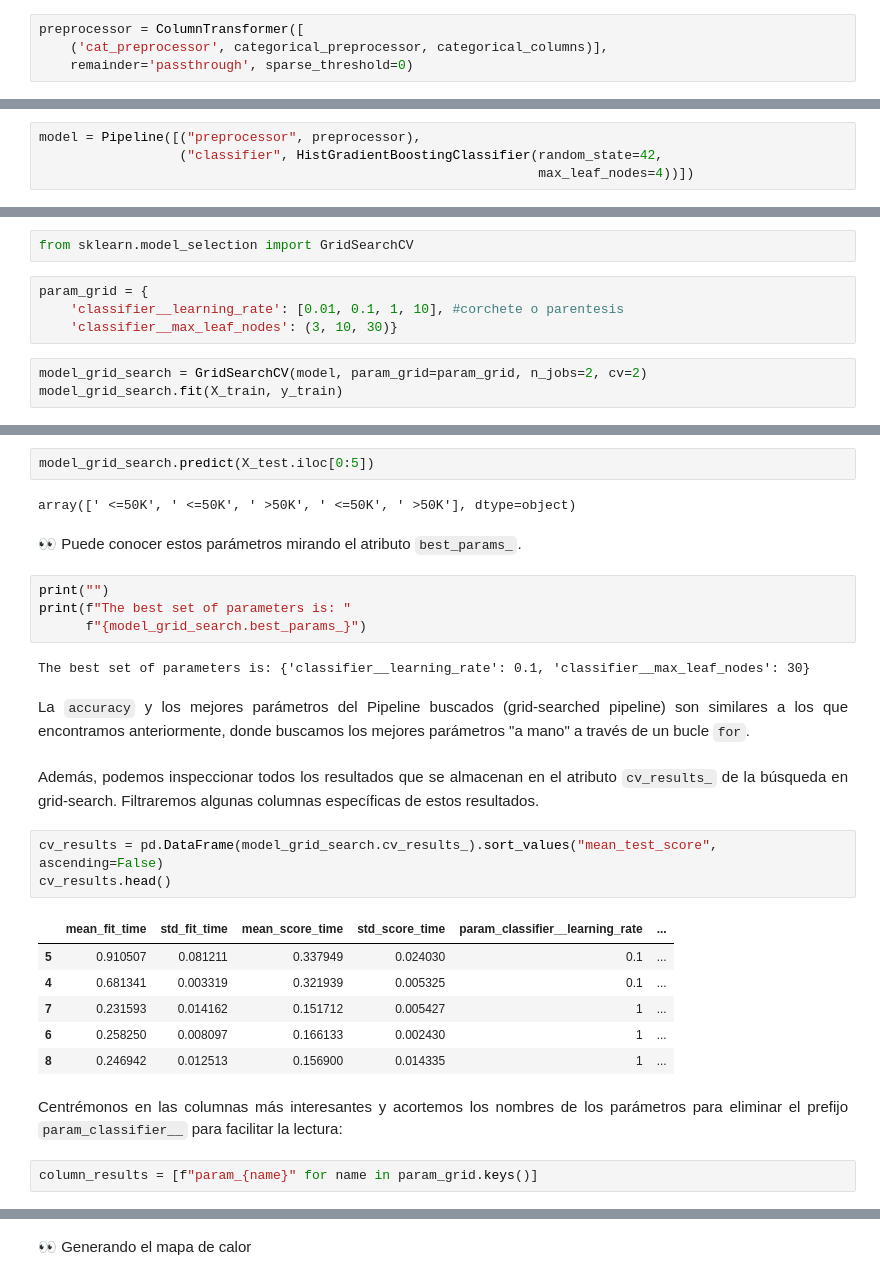
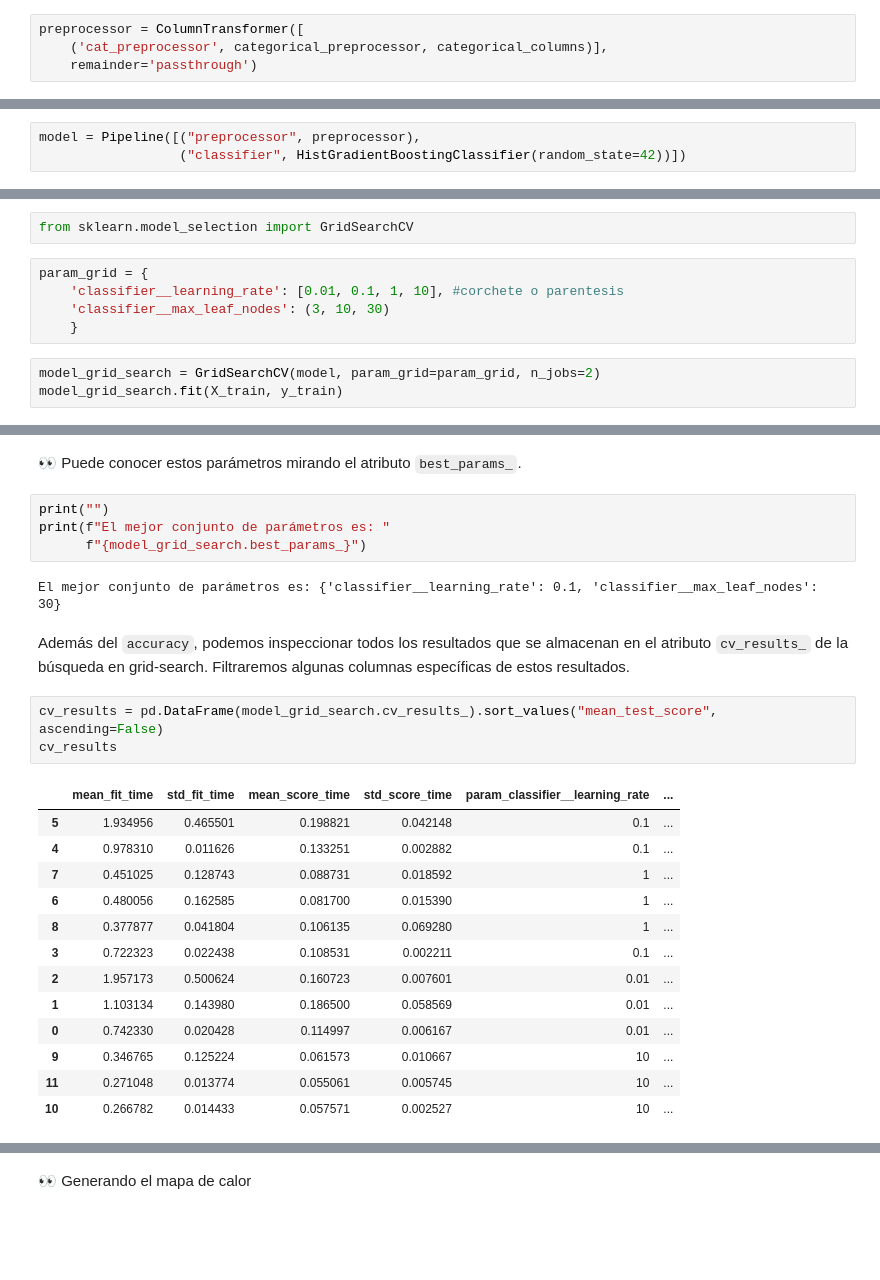
Before and after one commit to cristiandarioortegayubro/BDS, a Jupyter notebook: modulo.04/bds_optimizacion_005_01.ipynb, the cells around one changed output, grey strips where cells are left out. Saved outputs shown, nothing was run; the diff lists cells and outputs as text; blank space fills up the shorter version.

```diff
--- a/modulo.04/bds_optimizacion_005_01.ipynb
+++ b/modulo.04/bds_optimizacion_005_01.ipynb
@@ -135,7 +137,7 @@ from sklearn.compose import ColumnTransformer
 # %%
 preprocessor = ColumnTransformer([
     ('cat_preprocessor', categorical_preprocessor, categorical_columns)],
-    remainder='passthrough', sparse_threshold=0)
+    remainder='passthrough')
 # %%
 preprocessor
 # %% [output]
@@ -154,8 +158,7 @@ from sklearn.ensemble import HistGradientBoostingClassifier
 from sklearn.pipeline import Pipeline
 # %%
 model = Pipeline([("preprocessor", preprocessor),
-                  ("classifier", HistGradientBoostingClassifier(random_state=42,
-                                                                max_leaf_nodes=4))])
+                  ("classifier", HistGradientBoostingClassifier(random_state=42))])
 # %%
 model
 # %% [output]
@@ -189,8 +193,9 @@ from sklearn.model_selection import GridSearchCV
 # %%
 param_grid = {
     'classifier__learning_rate': [0.01, 0.1, 1, 10], #corchete o parentesis
-    'classifier__max_leaf_nodes': (3, 10, 30)}
+    'classifier__max_leaf_nodes': (3, 10, 30)
+    }
 # %%
-model_grid_search = GridSearchCV(model, param_grid=param_grid, n_jobs=2, cv=2)
+model_grid_search = GridSearchCV(model, param_grid=param_grid, n_jobs=2)
 model_grid_search.fit(X_train, y_train)
 # %% [output]
@@ -240,33 +238,29 @@ Ahora vamos a obtener las predicciones para las $5$ primeras muestras usando el
-# %%
-model_grid_search.predict(X_test.iloc[0:5])
-# %% [output]
-array([' <=50K', ' <=50K', ' >50K', ' <=50K', ' >50K'], dtype=object)
 # %% [markdown]
 <p align="justify">
 👀 Puede conocer estos parámetros mirando el atributo <code>best_params_</code>.
 # %%
 print("")
-print(f"The best set of parameters is: "
+print(f"El mejor conjunto de parámetros es: "
       f"{model_grid_search.best_params_}")
 # %% [output]
-The best set of parameters is: {'classifier__learning_rate': 0.1, 'classifier__max_leaf_nodes': 30}
+El mejor conjunto de parámetros es: {'classifier__learning_rate': 0.1, 'classifier__max_leaf_nodes': 30}
 # %% [markdown]
 <p align="justify">
-La <code>accuracy</code> y los mejores parámetros del Pipeline buscados  (grid-searched pipeline) son similares a los que encontramos anteriormente, donde buscamos los mejores parámetros "a mano" a través de un bucle <code>for</code>.
-<br><br>
-Además, podemos inspeccionar todos los resultados que se almacenan en el atributo <code>cv_results_</code> de la búsqueda en grid-search. Filtraremos algunas columnas específicas de estos resultados.
+Además del <code>accuracy</code>, podemos inspeccionar todos los resultados que se almacenan en el atributo <code>cv_results_</code> de la búsqueda en grid-search. Filtraremos algunas columnas específicas de estos resultados.
 # %%
 cv_results = pd.DataFrame(model_grid_search.cv_results_).sort_values("mean_test_score", ascending=False)
-cv_results.head()
+cv_results
 # %% [output]
 |  | mean_fit_time | std_fit_time | mean_score_time | std_score_time | param_classifier__learning_rate | ... |
-| 5 | 0.910507 | 0.081211 | 0.337949 | 0.024030 | 0.1 | ... |
-| 4 | 0.681341 | 0.003319 | 0.321939 | 0.005325 | 0.1 | ... |
-| 7 | 0.231593 | 0.014162 | 0.151712 | 0.005427 | 1 | ... |
-| 6 | 0.258250 | 0.008097 | 0.166133 | 0.002430 | 1 | ... |
-| 8 | 0.246942 | 0.012513 | 0.156900 | 0.014335 | 1 | ... |
+| 5 | 1.934956 | 0.465501 | 0.198821 | 0.042148 | 0.1 | ... |
+| 4 | 0.978310 | 0.011626 | 0.133251 | 0.002882 | 0.1 | ... |
+| 7 | 0.451025 | 0.128743 | 0.088731 | 0.018592 | 1 | ... |
+| 6 | 0.480056 | 0.162585 | 0.081700 | 0.015390 | 1 | ... |
+| 8 | 0.377877 | 0.041804 | 0.106135 | 0.069280 | 1 | ... |
+| 3 | 0.722323 | 0.022438 | 0.108531 | 0.002211 | 0.1 | ... |
+| 2 | 1.957173 | 0.500624 | 0.160723 | 0.007601 | 0.01 | ... |
+| 1 | 1.103134 | 0.143980 | 0.186500 | 0.058569 | 0.01 | ... |
+| 0 | 0.742330 | 0.020428 | 0.114997 | 0.006167 | 0.01 | ... |
+| 9 | 0.346765 | 0.125224 | 0.061573 | 0.010667 | 10 | ... |
+| 11 | 0.271048 | 0.013774 | 0.055061 | 0.005745 | 10 | ... |
+| 10 | 0.266782 | 0.014433 | 0.057571 | 0.002527 | 10 | ... |
-# %% [markdown]
-<p align="justify">
-Centrémonos en las columnas más interesantes y acortemos los nombres de los parámetros para eliminar el prefijo <code>param_classifier__</code> para facilitar la lectura:
-# %%
-column_results = [f"param_{name}" for name in param_grid.keys()]
```
Also changed, not shown: parts of 29 cells of this notebook.
